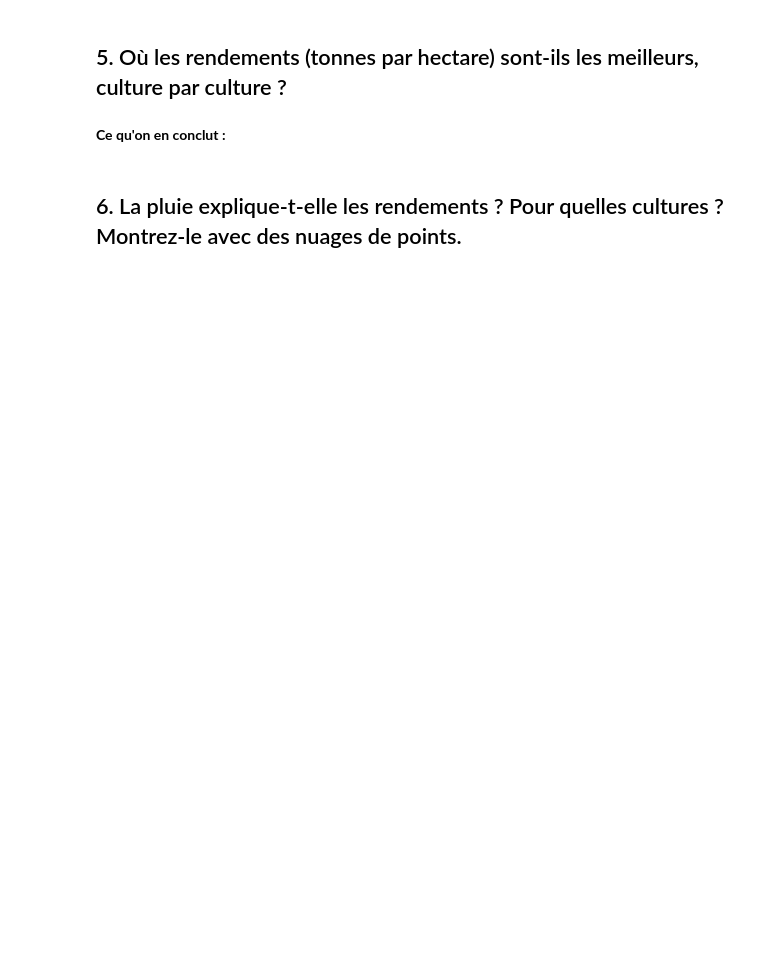
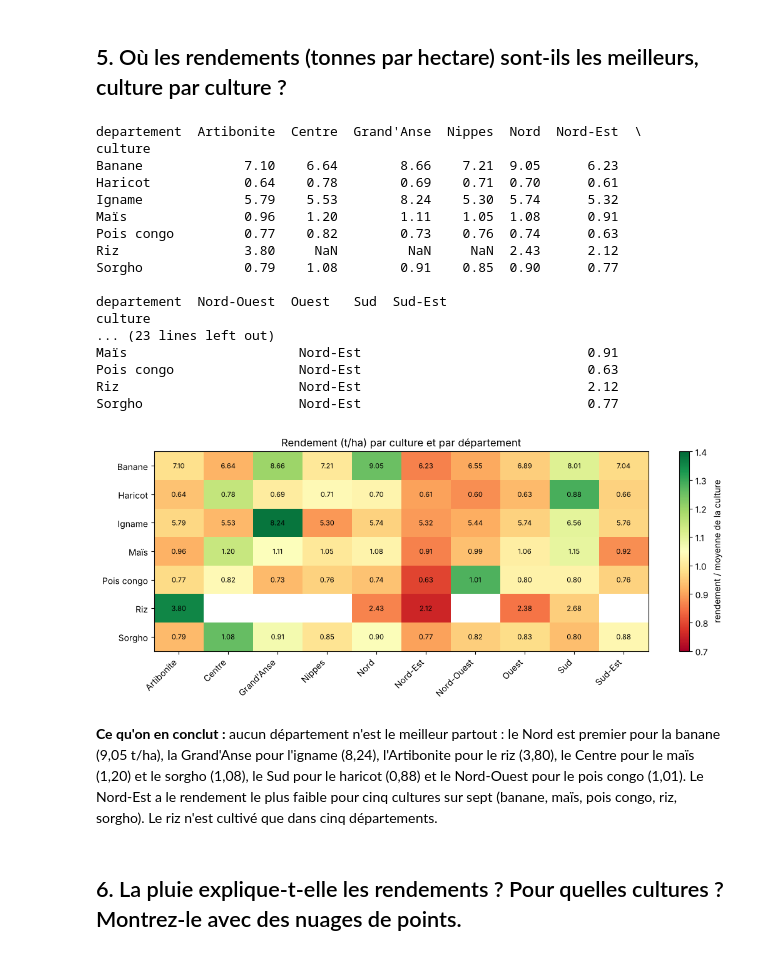
Before and after one commit to antoniodjeanpierre-hash/projet-data-recoltes, a Jupyter notebook: exploration.ipynb, the cells around one changed output. Drawn from its saved outputs; the diff is of its cells as text; code cells hidden in the pictures; blank space fills up the shorter version.

Commit message:
Les reponses des trois premieres questions

```diff
--- a/exploration.ipynb
+++ b/exploration.ipynb
@@ -247,6 +278,58 @@ dtype: object
 # %% [markdown]
 ## 5. Où les rendements (tonnes par hectare) sont-ils les meilleurs, culture par culture ?
+# %%
+totaux = recoltes.groupby(["culture", "departement"])[["production_t", "surface_ha"]].sum()
+rendements = (totaux["production_t"] / totaux["surface_ha"]).unstack()
+national = recoltes.groupby("culture")["production_t"].sum() / recoltes.groupby("culture")["surface_ha"].sum()
+
+meilleurs = pd.DataFrame({
+    "meilleur département": rendements.idxmax(axis=1),
+    "rendement (t/ha)": rendements.max(axis=1).round(2),
+    "moyenne nationale (t/ha)": national.round(2),
+    "plus faible département": rendements.idxmin(axis=1),
+    "rendement le plus faible (t/ha)": rendements.min(axis=1).round(2),
+})
+print(rendements.round(2))
+print()
+print(meilleurs)
+
+# Carte de chaleur : la couleur compare chaque rendement à la moyenne de sa culture
+relatif = rendements.div(national, axis=0)
+fig, ax = plt.subplots(figsize=(11, 4.5))
+image = ax.imshow(relatif.values, cmap="RdYlGn", vmin=0.7, vmax=1.4, aspect="auto")
+ax.set_xticks(range(len(rendements.columns)))
+ax.set_xticklabels(rendements.columns, rotation=45, ha="right")
+ax.set_yticks(range(len(rendements.index)))
+ax.set_yticklabels(rendements.index)
+for i in range(rendements.shape[0]):
+    for j in range(rendements.shape[1]):
+        valeur = rendements.iloc[i, j]
+        if pd.notna(valeur):
+            ax.text(j, i, f"{valeur:.2f}", ha="center", va="center", fontsize=8)
+fig.colorbar(image, ax=ax, label="rendement / moyenne de la culture")
+ax.set_title("Rendement (t/ha) par culture et par département")
+fig.tight_layout()
+plt.show()
+# %% [output]
+departement  Artibonite  Centre  Grand'Anse  Nippes  Nord  Nord-Est  \
+culture
+Banane             7.10    6.64        8.66    7.21  9.05      6.23
+Haricot            0.64    0.78        0.69    0.71  0.70      0.61
+Igname             5.79    5.53        8.24    5.30  5.74      5.32
+Maïs               0.96    1.20        1.11    1.05  1.08      0.91
+Pois congo         0.77    0.82        0.73    0.76  0.74      0.63
+Riz                3.80     NaN         NaN     NaN  2.43      2.12
+Sorgho             0.79    1.08        0.91    0.85  0.90      0.77
+
+departement  Nord-Ouest  Ouest   Sud  Sud-Est
+culture
+... (23 lines left out)
+Maïs                      Nord-Est                             0.91
+Pois congo                Nord-Est                             0.63
+Riz                       Nord-Est                             2.12
+Sorgho                    Nord-Est                             0.77
+[figure, added]
 # %% [markdown]
-**Ce qu'on en conclut :**
+**Ce qu'on en conclut :** aucun département n'est le meilleur partout : le Nord est premier pour la banane (9,05 t/ha), la Grand'Anse pour l'igname (8,24), l'Artibonite pour le riz (3,80), le Centre pour le maïs (1,20) et le sorgho (1,08), le Sud pour le haricot (0,88) et le Nord-Ouest pour le pois congo (1,01). Le Nord-Est a le rendement le plus faible pour cinq cultures sur sept (banane, maïs, pois congo, riz, sorgho). Le riz n'est cultivé que dans cinq départements.
 # %% [markdown]
 ## 6. La pluie explique-t-elle les rendements ? Pour quelles cultures ? Montrez-le avec des nuages de points.
```
Also changed, not shown: parts of 4 cells of this notebook, 1 other file.
